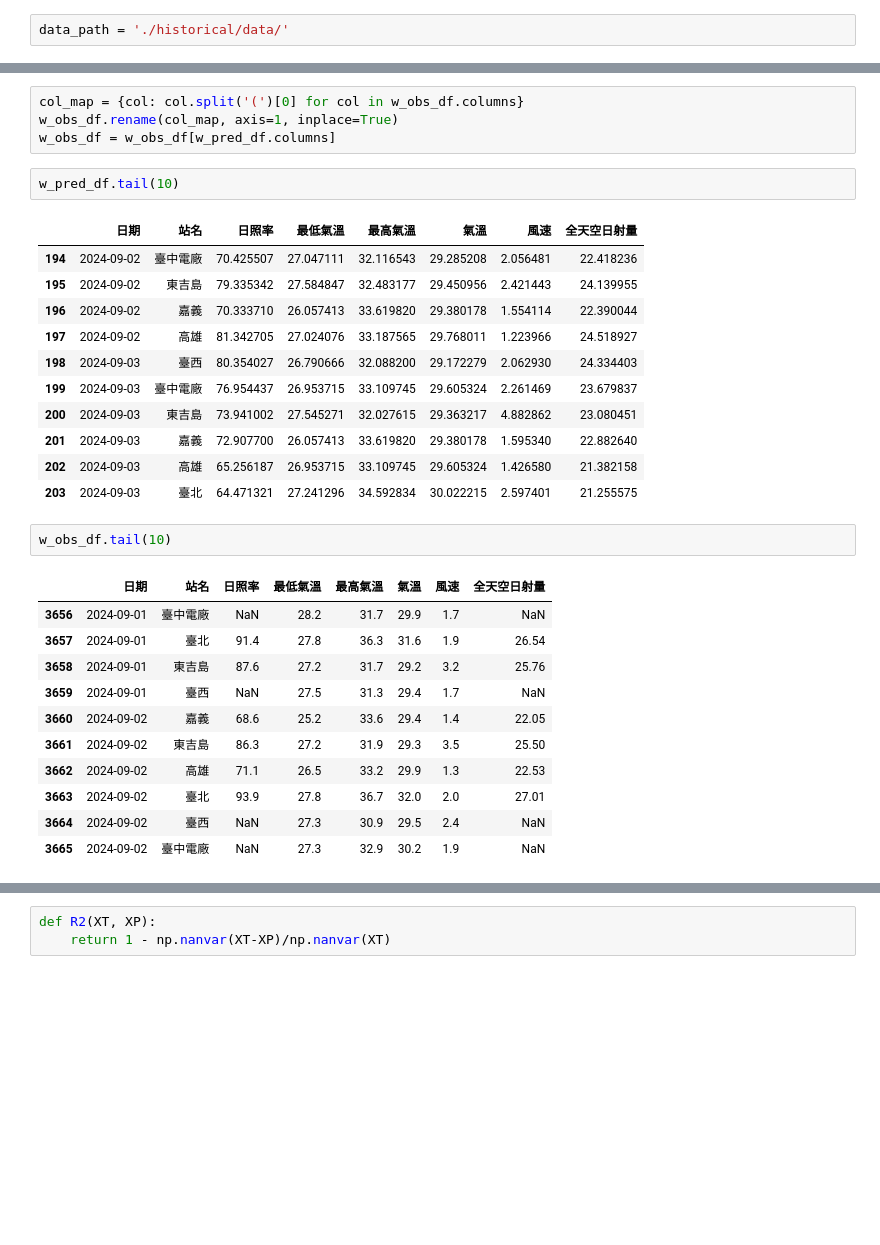
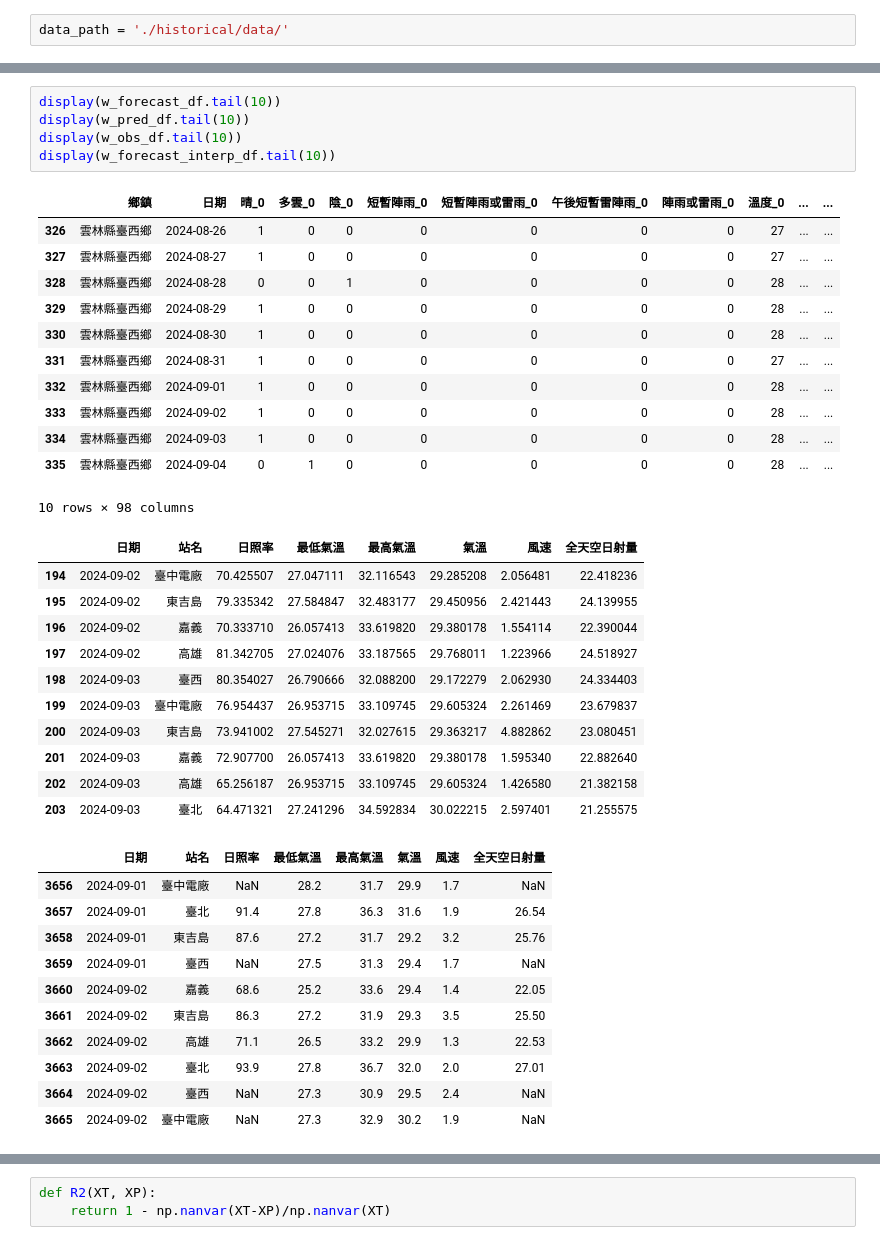
Before and after one commit to skyjadel/Taipower, a Jupyter notebook: Comparison_of_Weather_Pred_and_Obs.ipynb, the cells around one changed output, grey strips where cells are left out. Drawn from its saved outputs; the diff is of its cells as text; blank space fills up the shorter version.

```diff
--- a/Comparison_of_Weather_Pred_and_Obs.ipynb
+++ b/Comparison_of_Weather_Pred_and_Obs.ipynb
@@ -19,32 +95,40 @@ w_obs_df.reset_index(drop=True, inplace=True)
-# %%
-col_map = {col: col.split('(')[0] for col in w_obs_df.columns}
-w_obs_df.rename(col_map, axis=1, inplace=True)
-w_obs_df = w_obs_df[w_pred_df.columns]
-# %%
-w_pred_df.tail(10)
-# %% [output]
-|  | 日期 | 站名 | 日照率 | 最低氣溫 | 最高氣溫 | 氣溫 | 風速 | 全天空日射量 |
-| 194 | 2024-09-02 | 臺中電廠 | 70.425507 | 27.047111 | 32.116543 | 29.285208 | 2.056481 | 22.418236 |
-| 195 | 2024-09-02 | 東吉島 | 79.335342 | 27.584847 | 32.483177 | 29.450956 | 2.421443 | 24.139955 |
-| 196 | 2024-09-02 | 嘉義 | 70.333710 | 26.057413 | 33.619820 | 29.380178 | 1.554114 | 22.390044 |
-| 197 | 2024-09-02 | 高雄 | 81.342705 | 27.024076 | 33.187565 | 29.768011 | 1.223966 | 24.518927 |
-| 198 | 2024-09-03 | 臺西 | 80.354027 | 26.790666 | 32.088200 | 29.172279 | 2.062930 | 24.334403 |
-| 199 | 2024-09-03 | 臺中電廠 | 76.954437 | 26.953715 | 33.109745 | 29.605324 | 2.261469 | 23.679837 |
-| 200 | 2024-09-03 | 東吉島 | 73.941002 | 27.545271 | 32.027615 | 29.363217 | 4.882862 | 23.080451 |
-| 201 | 2024-09-03 | 嘉義 | 72.907700 | 26.057413 | 33.619820 | 29.380178 | 1.595340 | 22.882640 |
-| 202 | 2024-09-03 | 高雄 | 65.256187 | 26.953715 | 33.109745 | 29.605324 | 1.426580 | 21.382158 |
-| 203 | 2024-09-03 | 臺北 | 64.471321 | 27.241296 | 34.592834 | 30.022215 | 2.597401 | 21.255575 |
-# %%
-w_obs_df.tail(10)
-# %% [output]
-|  | 日期 | 站名 | 日照率 | 最低氣溫 | 最高氣溫 | 氣溫 | 風速 | 全天空日射量 |
-| 3656 | 2024-09-01 | 臺中電廠 | NaN | 28.2 | 31.7 | 29.9 | 1.7 | NaN |
-| 3657 | 2024-09-01 | 臺北 | 91.4 | 27.8 | 36.3 | 31.6 | 1.9 | 26.54 |
-| 3658 | 2024-09-01 | 東吉島 | 87.6 | 27.2 | 31.7 | 29.2 | 3.2 | 25.76 |
-| 3659 | 2024-09-01 | 臺西 | NaN | 27.5 | 31.3 | 29.4 | 1.7 | NaN |
-| 3660 | 2024-09-02 | 嘉義 | 68.6 | 25.2 | 33.6 | 29.4 | 1.4 | 22.05 |
-| 3661 | 2024-09-02 | 東吉島 | 86.3 | 27.2 | 31.9 | 29.3 | 3.5 | 25.50 |
-| 3662 | 2024-09-02 | 高雄 | 71.1 | 26.5 | 33.2 | 29.9 | 1.3 | 22.53 |
-| 3663 | 2024-09-02 | 臺北 | 93.9 | 27.8 | 36.7 | 32.0 | 2.0 | 27.01 |
-| 3664 | 2024-09-02 | 臺西 | NaN | 27.3 | 30.9 | 29.5 | 2.4 | NaN |
-| 3665 | 2024-09-02 | 臺中電廠 | NaN | 27.3 | 32.9 | 30.2 | 1.9 | NaN |
+# %%
+display(w_forecast_df.tail(10))
+display(w_pred_df.tail(10))
+display(w_obs_df.tail(10))
+display(w_forecast_interp_df.tail(10))
+# %% [output]
+|  | 鄉鎮 | 日期 | 晴_0 | 多雲_0 | 陰_0 | 短暫陣雨_0 | 短暫陣雨或雷雨_0 | 午後短暫雷陣雨_0 | 陣雨或雷雨_0 | 溫度_0 | ... | ... |
+| 326 | 雲林縣臺西鄉 | 2024-08-26 | 1 | 0 | 0 | 0 | 0 | 0 | 0 | 27 | ... | ... |
+| 327 | 雲林縣臺西鄉 | 2024-08-27 | 1 | 0 | 0 | 0 | 0 | 0 | 0 | 27 | ... | ... |
+| 328 | 雲林縣臺西鄉 | 2024-08-28 | 0 | 0 | 1 | 0 | 0 | 0 | 0 | 28 | ... | ... |
+| 329 | 雲林縣臺西鄉 | 2024-08-29 | 1 | 0 | 0 | 0 | 0 | 0 | 0 | 28 | ... | ... |
+| 330 | 雲林縣臺西鄉 | 2024-08-30 | 1 | 0 | 0 | 0 | 0 | 0 | 0 | 28 | ... | ... |
+| 331 | 雲林縣臺西鄉 | 2024-08-31 | 1 | 0 | 0 | 0 | 0 | 0 | 0 | 27 | ... | ... |
+| 332 | 雲林縣臺西鄉 | 2024-09-01 | 1 | 0 | 0 | 0 | 0 | 0 | 0 | 28 | ... | ... |
+| 333 | 雲林縣臺西鄉 | 2024-09-02 | 1 | 0 | 0 | 0 | 0 | 0 | 0 | 28 | ... | ... |
+| 334 | 雲林縣臺西鄉 | 2024-09-03 | 1 | 0 | 0 | 0 | 0 | 0 | 0 | 28 | ... | ... |
+| 335 | 雲林縣臺西鄉 | 2024-09-04 | 0 | 1 | 0 | 0 | 0 | 0 | 0 | 28 | ... | ... |
+10 rows × 98 columns
+|  | 日期 | 站名 | 日照率 | 最低氣溫 | 最高氣溫 | 氣溫 | 風速 | 全天空日射量 |
+| 194 | 2024-09-02 | 臺中電廠 | 70.425507 | 27.047111 | 32.116543 | 29.285208 | 2.056481 | 22.418236 |
+| 195 | 2024-09-02 | 東吉島 | 79.335342 | 27.584847 | 32.483177 | 29.450956 | 2.421443 | 24.139955 |
+| 196 | 2024-09-02 | 嘉義 | 70.333710 | 26.057413 | 33.619820 | 29.380178 | 1.554114 | 22.390044 |
+| 197 | 2024-09-02 | 高雄 | 81.342705 | 27.024076 | 33.187565 | 29.768011 | 1.223966 | 24.518927 |
+| 198 | 2024-09-03 | 臺西 | 80.354027 | 26.790666 | 32.088200 | 29.172279 | 2.062930 | 24.334403 |
+| 199 | 2024-09-03 | 臺中電廠 | 76.954437 | 26.953715 | 33.109745 | 29.605324 | 2.261469 | 23.679837 |
+| 200 | 2024-09-03 | 東吉島 | 73.941002 | 27.545271 | 32.027615 | 29.363217 | 4.882862 | 23.080451 |
+| 201 | 2024-09-03 | 嘉義 | 72.907700 | 26.057413 | 33.619820 | 29.380178 | 1.595340 | 22.882640 |
+| 202 | 2024-09-03 | 高雄 | 65.256187 | 26.953715 | 33.109745 | 29.605324 | 1.426580 | 21.382158 |
+| 203 | 2024-09-03 | 臺北 | 64.471321 | 27.241296 | 34.592834 | 30.022215 | 2.597401 | 21.255575 |
+|  | 日期 | 站名 | 日照率 | 最低氣溫 | 最高氣溫 | 氣溫 | 風速 | 全天空日射量 |
+| 3656 | 2024-09-01 | 臺中電廠 | NaN | 28.2 | 31.7 | 29.9 | 1.7 | NaN |
+| 3657 | 2024-09-01 | 臺北 | 91.4 | 27.8 | 36.3 | 31.6 | 1.9 | 26.54 |
+| 3658 | 2024-09-01 | 東吉島 | 87.6 | 27.2 | 31.7 | 29.2 | 3.2 | 25.76 |
+| 3659 | 2024-09-01 | 臺西 | NaN | 27.5 | 31.3 | 29.4 | 1.7 | NaN |
+| 3660 | 2024-09-02 | 嘉義 | 68.6 | 25.2 | 33.6 | 29.4 | 1.4 | 22.05 |
+| 3661 | 2024-09-02 | 東吉島 | 86.3 | 27.2 | 31.9 | 29.3 | 3.5 | 25.50 |
+| 3662 | 2024-09-02 | 高雄 | 71.1 | 26.5 | 33.2 | 29.9 | 1.3 | 22.53 |
+| 3663 | 2024-09-02 | 臺北 | 93.9 | 27.8 | 36.7 | 32.0 | 2.0 | 27.01 |
+| 3664 | 2024-09-02 | 臺西 | NaN | 27.3 | 30.9 | 29.5 | 2.4 | NaN |
+| 3665 | 2024-09-02 | 臺中電廠 | NaN | 27.3 | 32.9 | 30.2 | 1.9 | NaN |
```
Also changed, not shown: parts of 17 cells of this notebook.
